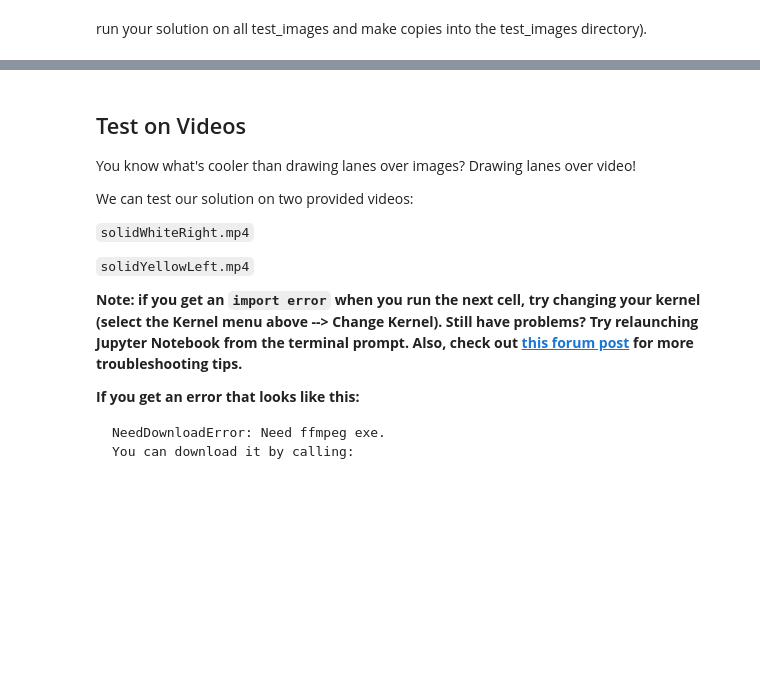
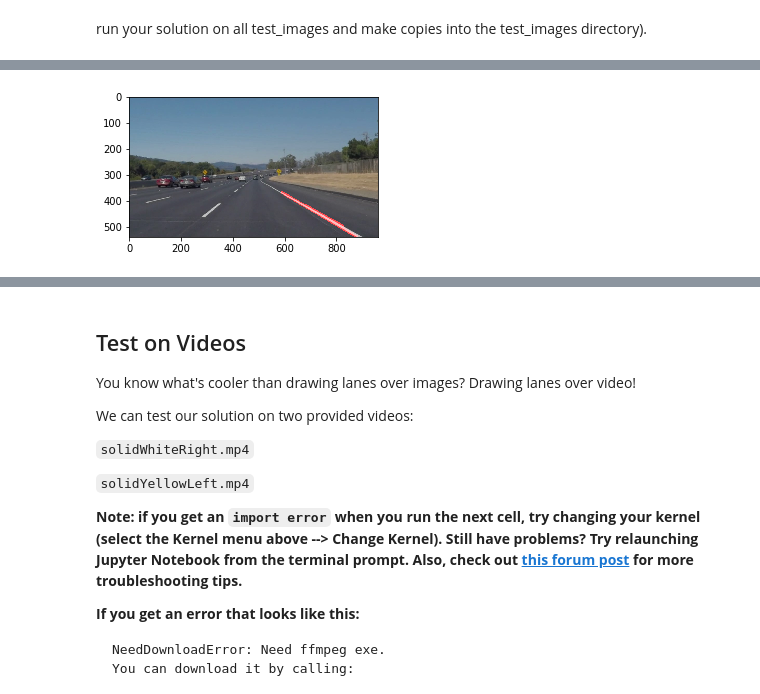
Before and after one commit to davidson00000/CarND-LaneLines-P1, a Jupyter notebook: P1.ipynb, the cells around one changed output, grey strips where cells are left out. Saved outputs shown, nothing was run; the diff lists cells and outputs as text; code cells hidden in the pictures; blank space fills up the shorter version.

```diff
--- a/P1.ipynb
+++ b/P1.ipynb
@@ -73,7 +73,7 @@ def grayscale(img):
     but NOTE: to see the returned image as grayscale
     (assuming your grayscaled image is called 'gray')
     you should call plt.imshow(gray, cmap='gray')"""
-    return cv2.cvtColor(img, cv2.COLOR_RGB2GRAY)
+    return cv2.cvtColor(img, cv2.COLOR_BGR2GRAY)
     # Or use BGR2GRAY if you read an image with cv2.imread()
     # return cv2.cvtColor(img, cv2.COLOR_BGR2GRAY)
     #グレースケールに変換される関数
@@ -158,6 +158,8 @@ def draw_lines(img, lines, color=[255, 0, 0], thickness=2):
     """
     for line in lines:
         for x1,y1,x2,y2 in line:
+            line_slop[line] = ((y2-y1)/(x2-x1))
+            print(line_slop[line])
             cv2.line(img, (x1, y1), (x2, y2), color, thickness)
     #cv2.line()では、第１引数で直線を描く画像を指定し、次の２つの引数で直線の終点を指定、
     #第４引数で描画する色を指定し、さいごの引数で、太さ(thickness)を整数(1-)で指定します。
@@ -269,0 +216,92 @@ This image is: <class 'numpy.ndarray'> with dimesions: (540, 960, 3)
+# %%
+# TODO: Build your pipeline that will draw lane lines on the test_images
+# then save them to the test_images directory.
+image0 = mpimg.imread('test_images/solidWhiteCurve.jpg')
+image1 = mpimg.imread('test_images/solidWhiteRight.jpg')
+image2 = mpimg.imread('test_images/solidYellowCurve.jpg')
+image3 = mpimg.imread('test_images/solidYellowCurve2.jpg')
+image4 = mpimg.imread('test_images/solidYellowLeft.jpg')
+image5 = mpimg.imread('test_images/whiteCarLaneSwitch.jpg')
+
+def detect(img):
+    #Step1 transform an original image into gray-scale
+    gray = grayscale(img)
+
+    #Step2 filtering
+    clean = gaussian_blur(gray,9)
+
+
+    #Step3 edge detection
+    edges = canny(clean,100,150)
+
+    mask = np.zeros_like(edges)
+    ignore_mask_color = 255
+
+    # This time we are defining a four sided polygon to mask
+    imshape = img.shape
+    vertices = np.array([[(0,imshape[0]),(450, 290), (490, 290), (imshape[1],imshape[0])]], dtype=np.int32)
+
+    cv2.fillPoly(mask, vertices, ignore_mask_color)
+    masked_edges = cv2.bitwise_and(edges, mask)
+
+    #Step4 conect dot
+    lines = cv2.HoughLinesP(masked_edges, 1, np.pi/180, 100, 150, 30)
+    line_image = np.zeros((img.shape[0], img.shape[1], 3), dtype=np.uint8)
+
+    size=lines.shape[0]
+    line_slop= np.zeros(size)
+    dot_line = np.zeros([size,5])
+    solid_line = np.zeros([size,5])
+    i_line=0
+    num =0
+    for line in lines:
+        for x1,y1,x2,y2 in line:
+
+            line_slop[i_line] = np.round(((y2-y1)/(x2-x1)),1)
+            dot_line[i_line,:]= [x1, y1, x2, y2,line_slop[i_line]]
+            solid_line[i_line,:]= [x1, y1, x2, y2,line_slop[i_line]]
+            for num in range(i_line):
+                if line_slop[num]==line_slop[i_line]:
+                    if x1 > dot_line[num,0]:
+                        x1 = int(solid_line[num,0])
+                        y1 = int(solid_line[num,1])
+                    if x2 < dot_line[num,2]:
+                        x2 = int(solid_line[num,2])
+                        y2 = int(solid_line[num,3])
+            i_line=i_line+1
+
+            cv2.line(line_image, (x1, y1), (x2, y2), [255,0,0], 10)
+    return cv2.addWeighted(img, 0.8, line_image, 1, 0)
+
+
+fig = plt.figure(figsize=(32, 18))
+plt.subplot(611)
+plt.imshow(detect(image0))
+plt.show()
+
+fig = plt.figure(figsize=(32, 18))
+plt.subplot(612)
+plt.imshow(detect(image1))
+plt.show()
+
+fig = plt.figure(figsize=(32, 18))
+plt.subplot(613)
+plt.imshow(detect(image2))
+plt.show()
+
+fig = plt.figure(figsize=(32, 18))
+plt.subplot(614)
+plt.imshow(detect(image3))
+plt.show()
+
+fig = plt.figure(figsize=(32, 18))
+plt.subplot(615)
+plt.imshow(detect(image4))
+plt.show()
+
+fig = plt.figure(figsize=(32, 18))
+plt.subplot(616)
+plt.imshow(detect(image5))
+plt.show()
+# %% [output]
+[figure, added]
```
Also changed, not shown: parts of 7 cells of this notebook, 3 other files.
